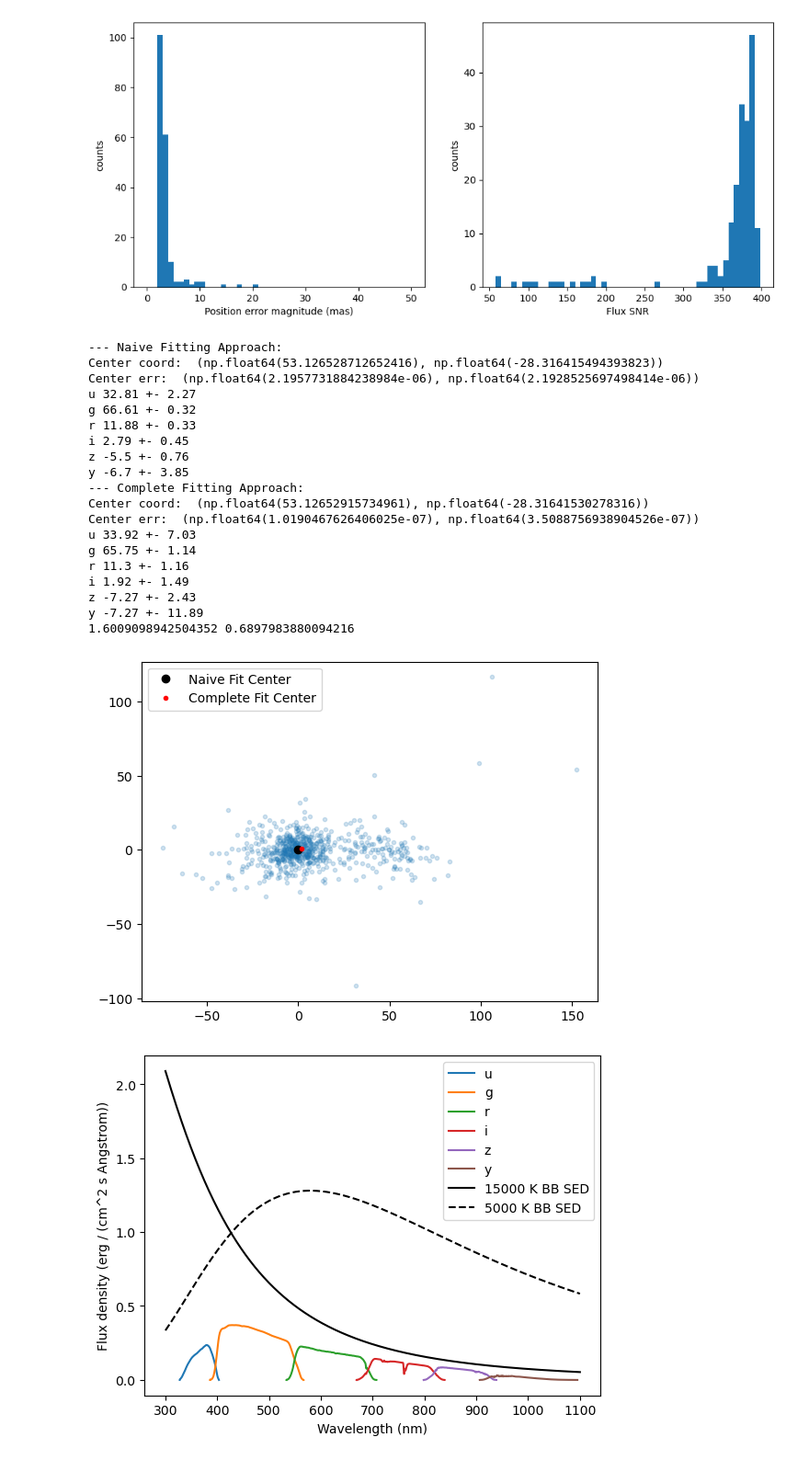
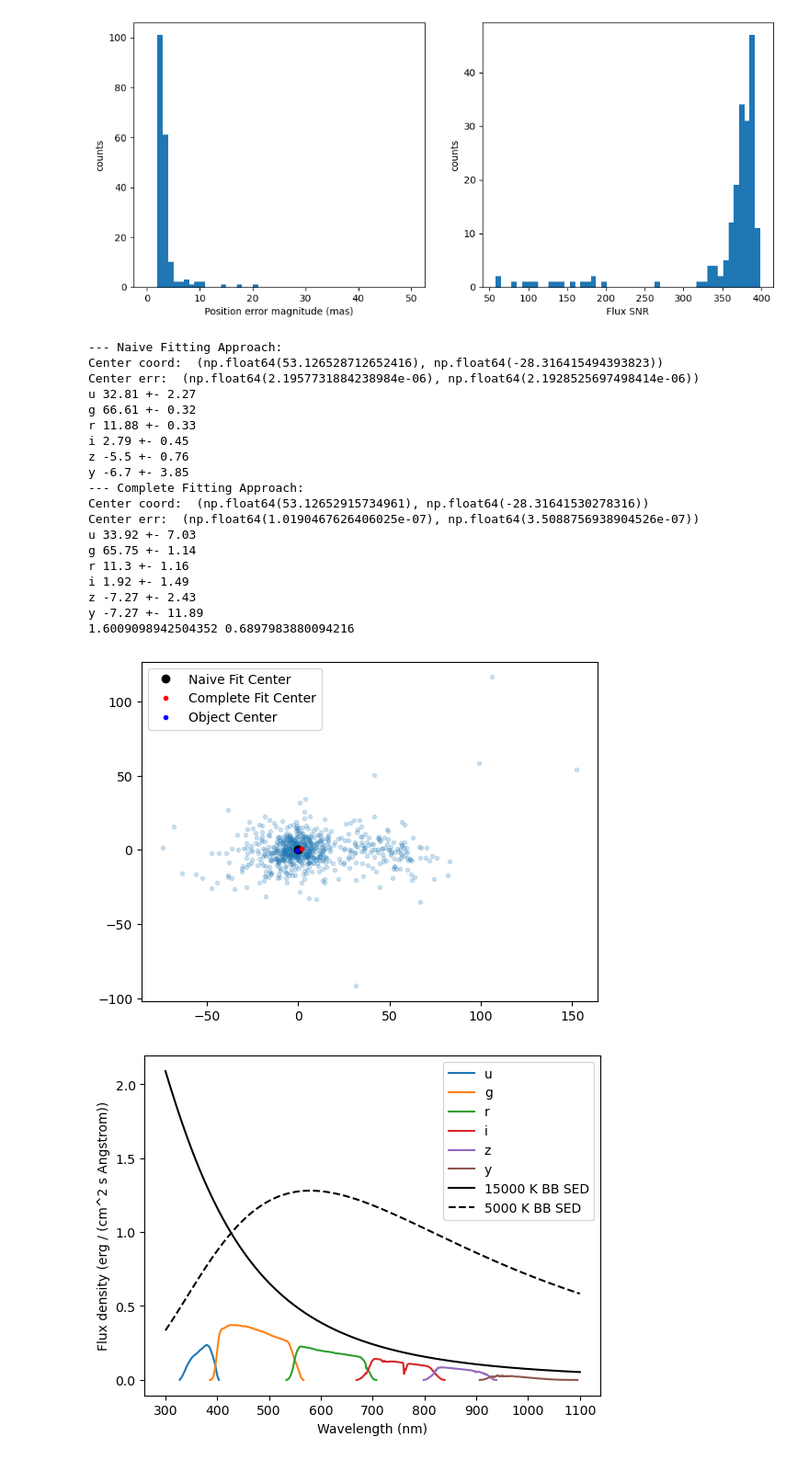
Before and after one commit to LSSTDESC/DifferentialCR, a Jupyter notebook: DCR_in_DP1.ipynb, the cells around one changed output. Shown at 92% size. Cells and saved outputs as stored; diff of their text form; code cells hidden in the pictures.

```diff
--- a/DCR_in_DP1.ipynb
+++ b/DCR_in_DP1.ipynb
@@ -600,34 +600,35 @@ for key in 'ugrizy':
     except:
         continue
 
 plt.scatter((master['ra'] - centerest[0]) * 3600 * 10**3, (master['dec'] - centerest[1]) * 3600 * 10**3, marker = '.', alpha = 0.2)
 plt.plot(0,0, 'ko' , label = 'Naive Fit Center')
 plt.plot((centerest2[0] - centerest[0]) * 3600 * 10**3, (centerest2[1] - centerest[1])* 3600 * 10**3, 'r.', label = 'Complete Fit Center')
+plt.plot((object_table['coord_ra'] - centerest[0]) * 3600 * 10**3, (object_table['coord_dec'] - centerest[1])* 3600 * 10**3, 'b.', label = 'Object Center')
 plt.legend()
 # plt.xlim(-5, 5)
 # plt.ylim(-5, 5)
 print((centerest2[0] - centerest[0]) * 3600 * 10**3, (centerest2[1] - centerest[1])* 3600 * 10**3)
 # %% [output]
 --- Naive Fitting Approach:
 Center coord:  (np.float64(53.126528712652416), np.float64(-28.316415494393823))
 Center err:  (np.float64(2.1957731884238984e-06), np.float64(2.1928525697498414e-06))
 u 32.81 +- 2.27
 g 66.61 +- 0.32
 r 11.88 +- 0.33
 i 2.79 +- 0.45
 z -5.5 +- 0.76
 y -6.7 +- 3.85
 --- Complete Fitting Approach:
 Center coord:  (np.float64(53.12652915734961), np.float64(-28.31641530278316))
 Center err:  (np.float64(1.0190467626406025e-07), np.float64(3.5088756938904526e-07))
 u 33.92 +- 7.03
 g 65.75 +- 1.14
 r 11.3 +- 1.16
 i 1.92 +- 1.49
 z -7.27 +- 2.43
 y -7.27 +- 11.89
 1.6009098942504352 0.6897983880094216
-[figure, old version]
+[figure, new version]
 # %%
 # Pick a center and calculate the final dR and dR err, add them to the master table
 
```
Also changed, not shown: 3 other files.
